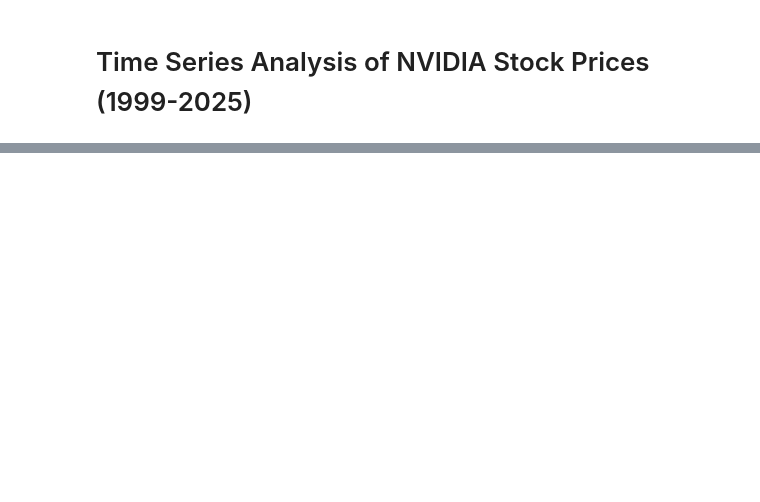
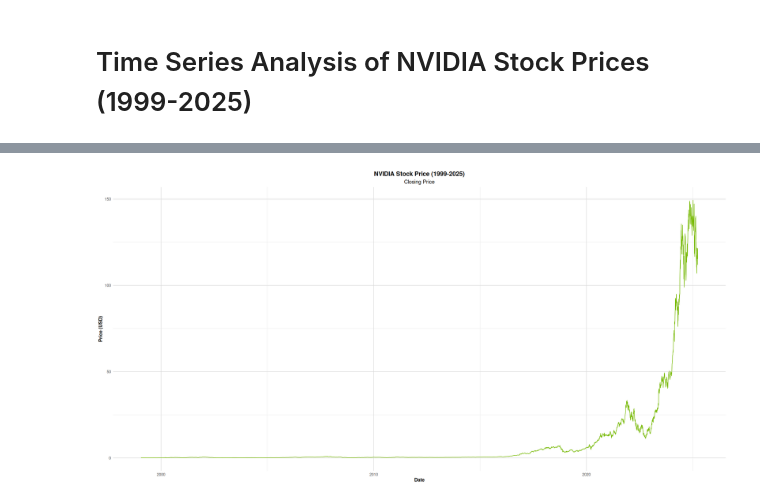
Before and after one commit to LyesHADJAR/TSAC-Individual-Project, a Jupyter notebook: notebooks/tsa_nvidia_stocks.ipynb, the cells around one changed output, grey strips where cells are left out. Saved outputs shown, nothing was run; the diff lists cells and outputs as text; code cells hidden in the pictures; blank space fills up the shorter version.

Commit message:
working with the new stock dataset

```diff
--- a/notebooks/tsa_nvidia_stocks.ipynb
+++ b/notebooks/tsa_nvidia_stocks.ipynb
@@ -34 +35,25 @@ theme_tsa <- function() {
 }
+# %%
+# loading the data and checking it for missing values
+# and summary statistics, then printing the results
+
+nvidia_df <- read.csv("../data/nvidia_close_price.csv")
+
+nvidia_df$Date <- as.Date(nvidia_df$Date)
+
+cat("Dataset summary:\n")
+print(summary(nvidia_df))
+
+cat(
+    "\nDate range:", format(min(nvidia_df$Date), "%Y-%m-%d"),
+    "to", format(max(nvidia_df$Date), "%Y-%m-%d"), "\n"
+)
+
+cat(
+    "Price range:", min(nvidia_df$Price),
+    "to", max(nvidia_df$Price), "USD\n"
+)
+
+missing_values <- colSums(is.na(nvidia_df))
+cat("\nMissing values by column:\n")
+print(missing_values)
@@ -34,0 +76,16 @@ theme_tsa <- function() {
+# %%
+# plot the series
+
+p1 <- ggplot(nvidia_df, aes(x = Date, y = Price)) +
+  geom_line(color = "#76B900") +
+  labs(
+    title = "NVIDIA Stock Price (1999-2025)",
+    subtitle = "Closing Price",
+    x = "Date",
+    y = "Price (USD)"
+  ) +
+  theme_tsa()
+
+print(p1)
+# %% [output]
+[figure, added]
```
Also changed, not shown: parts of 16 cells of this notebook.
